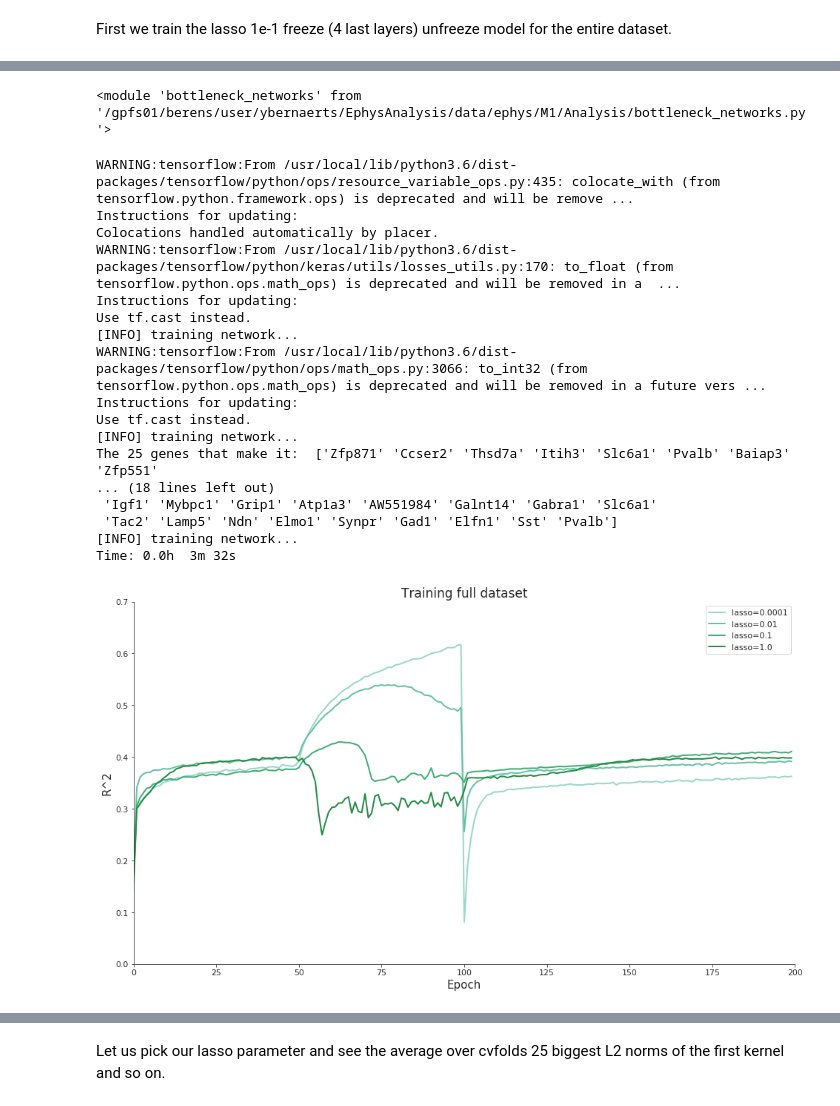
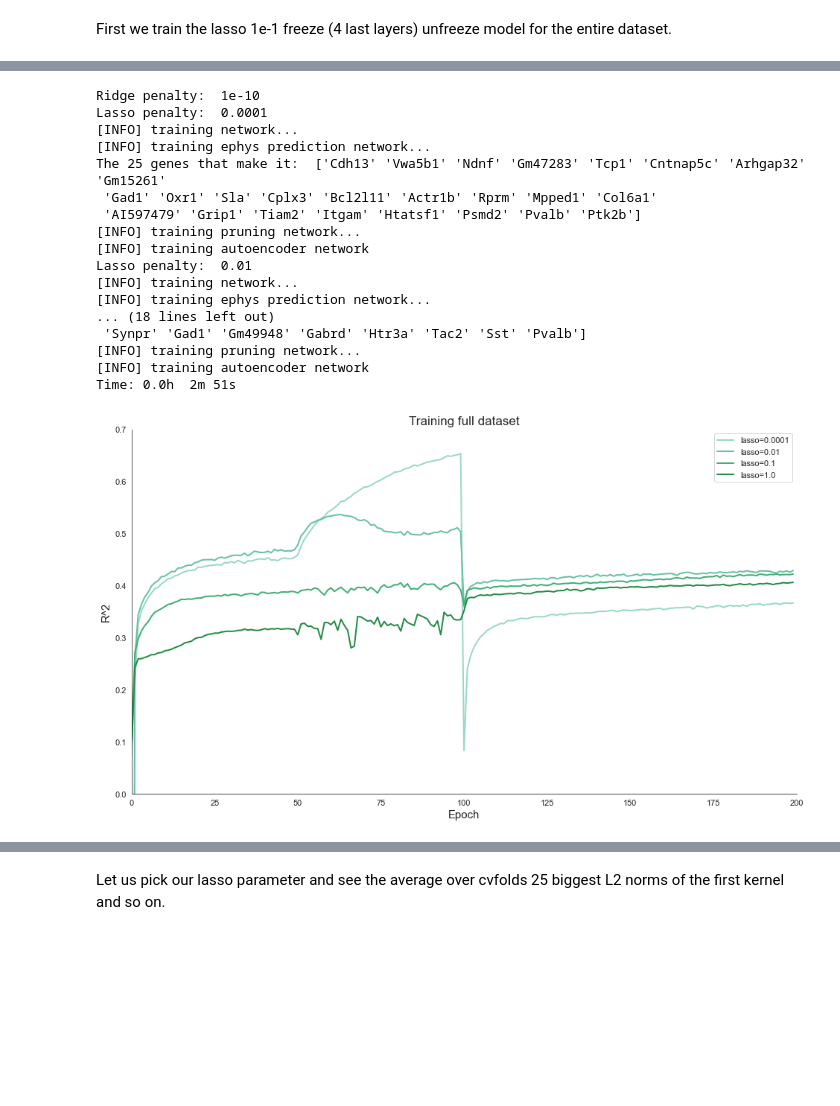
Before and after one commit to berenslab/sBNN, a Jupyter notebook: BottleneckNNLatentVisualization.ipynb, the cells around one changed output, grey strips where cells are left out. Cells and saved outputs as stored; diff of their text form; code cells hidden in the pictures; blank space fills up the shorter version.

```diff
--- a/BottleneckNNLatentVisualization.ipynb
+++ b/BottleneckNNLatentVisualization.ipynb
@@ -191,6 +188,8 @@ First we train the lasso 1e-1 freeze (4 last layers) unfreeze model for the enti
 # %%
 from bottleneck_networks import ClassificationPreTrain
 # %%
+cvfold_id=3000 # Random integer number given by you to save files (We used 1000 to construct the one for the paper)
+
 l2_params = np.logspace(-10, -10, num=1)
 l1_params = np.array([1e-4, 1e-2, 1e-1, 1])
 
@@ -200,7 +199,7 @@ lr=0.0001
 epochs=50
 bs=32
 patience=epochs
-
+nodes_list=[512,128,2,128,512]
 
 t = time.time()
 np.random.seed(seed)
@@ -231,14 +230,13 @@ for i, l2 in enumerate(l2_params):
         input_dim = x_train_pre_tr_.shape[1]
         output_dim = to_categorical(clusters_train_pre_tr_).shape[1]
         BN_Classification = ClassificationPreTrain(l1=l1, l2=l2, lr=lr, act=act, input_dim=input_dim, \
-                                                   output_dim=output_dim)
-        # random cvfold_id number to make sure we don't mess with our cv results and that this is for the full dataset
+                                                   output_dim=output_dim, nodes_list=nodes_list)
         CE_train, CE_test, train_hist, test_hist = BN_Classification.train(x_train=x_train_pre_tr_, \
                                                                            cluster_train=clusters_train_pre_tr_, \
                                                                            x_test=x_test_pre_tr_, \
                                                                            cluster_test=clusters_test_pre_tr_, \
                                                                            epochs=epochs, bs=bs, patience=patience, \
-                                                                           cvfold_id=1000, l1_id=j, l2_id=i, \
+                                                                           cvfold_id=cvfold_id, l1_id=j, l2_id=i, \
                                                                            verbose=0)
         CE_loss[j, i] = CE_test
         CE_loss_tr[j, i] = CE_train
@@ -273,11 +265,8 @@ Time: 0.0h  1m 10s
-# %%
-importlib.reload(bottleneck_networks)
-# %% [output]
-<module 'bottleneck_networks' from '/gpfs01/berens/user/ybernaerts/EphysAnalysis/data/ephys/M1/Analysis/bottleneck_networks.py'>
 # %%
 from bottleneck_networks import FreezeUnfreeze
 # %%
-# Settings
+cvfold_id=3000 # Random integer number given by you to save files (We used 1000 to construct the one for the paper)
+
 l2_params = np.logspace(-10, -10, num=1)
 l1_params = np.array([1e-4, 1e-2, 1e-1, 1])
 
@@ -290,8 +279,10 @@ patience=epochs
 pre_trained_weights=True
 unfreeze = [False, False, True, True, True, True] # last 4 layers can be trained only first
 prune=True
+nodes_list=[512,128,2,128,512]
 
-r2_freeze_unfreeze_hist_tr = np.zeros((l1_params.shape[0], l2_params.shape[0], 4*epochs))
+r2_freeze_unfreeze_hist_tr=np.zeros((l1_params.shape[0], l2_params.shape[0], 4*epochs))
+r2_freeze_unfreeze_hist_tr_AE=np.zeros((l1_params.shape[0], l2_params.shape[0], 2*epochs))
 
 t = time.time()
 np.random.seed(seed)
@@ -303,47 +294,47 @@ Y = np.copy(Y_no_low_qual)
 input_dim = X.shape[1]
 output_dim = Y.shape[1]
 
+for i, l2 in enumerate(l2_params):
+    print('Ridge penalty: ', l2)
+    for j, l1 in enumerate(l1_params):
+        print('Lasso penalty: ', l1)
 
-for i, l2 in enumerate(l2_params):
-    #print('Ridge penalty: ', l2)
-    for j, l1 in enumerate(l1_params):
-        #print('Lasso penalty: ', l1)
-
-        pre_trained_weights_h5 = 'KerasSavedModels/Classification_weights_{}_{}_{}.h5'.format(1000, j, i)
+        pre_trained_weights_h5 = 'KerasSavedModels/Classification_last_weights_{}_{}_{}.h5'.format(cvfold_id, j, i)
         input_dim = X.shape[1]
         output_dim = Y.shape[1]
-        BN_PreTrFreezeUnfreeze = FreezeUnfreeze(l1=l1, l2=l2, lr=lr, act=act, input_dim=input_dim, output_dim=output_dim, \
+        BN_PreTrFreezeUnfreeze=FreezeUnfreeze(l1=l1, l2=l2, lr=lr, act=act, input_dim=input_dim, output_dim=output_dim, \
                                                    unfreeze = unfreeze, \
                                                    pre_trained_weights=pre_trained_weights, \
-                                                   pre_trained_weights_h5=pre_trained_weights_h5)
-        # random cvfold_id number to make sure we don't mess with our cv results and that this is for the full dataset
-        train_hist = BN_PreTrFreezeUnfreeze.train_full_dataset(x_train=X, y_train=Y, \
+                                                   pre_trained_weights_h5=pre_trained_weights_h5, \
+                                                   nodes_list=nodes_list)
+        train_hist, AE_hist=BN_PreTrFreezeUnfreeze.train_full_dataset(x_train=X, y_train=Y, \
                                                                 epochs=epochs, bs=bs, patience=patience, \
-                                                                cvfold_id=2000, l1_id=j, l2_id=i, \
+                                                                cvfold_id=cvfold_id, l1_id=j, l2_id=i, \
                                                                 prune=prune, geneNames=geneNames, \
-                                                                verbose=0)
-        r2_freeze_unfreeze_hist_tr[j, i] = train_hist
+                                                                verbose=0, add_autoencoder=True)
+        r2_freeze_unfreeze_hist_tr[j, i]=train_hist
+        r2_freeze_unfreeze_hist_tr_AE[j, i]=AE_hist
 
 t = time.time() - t
 m,s = divmod(t, 60)
 h,m = divmod(m, 60)
 print('Time: {}h {:2.0f}m {:2.0f}s'.format(h,m,s))
 # %% [output]
-WARNING:tensorflow:From /usr/local/lib/python3.6/dist-packages/tensorflow/python/ops/resource_variable_ops.py:435: colocate_with (from tensorflow.python.framework.ops) is deprecated and will be remove ...
-Instructions for updating:
-Colocations handled automatically by placer.
-WARNING:tensorflow:From /usr/local/lib/python3.6/dist-packages/tensorflow/python/keras/utils/losses_utils.py:170: to_float (from tensorflow.python.ops.math_ops) is deprecated and will be removed in a  ...
-Instructions for updating:
-Use tf.cast instead.
+Ridge penalty:  1e-10
+Lasso penalty:  0.0001
 [INFO] training network...
-WARNING:tensorflow:From /usr/local/lib/python3.6/dist-packages/tensorflow/python/ops/math_ops.py:3066: to_int32 (from tensorflow.python.ops.math_ops) is deprecated and will be removed in a future vers ...
-Instructions for updating:
-Use tf.cast instead.
+[INFO] training ephys prediction network...
+The 25 genes that make it:  ['Cdh13' 'Vwa5b1' 'Ndnf' 'Gm47283' 'Tcp1' 'Cntnap5c' 'Arhgap32' 'Gm15261'
+ 'Gad1' 'Oxr1' 'Sla' 'Cplx3' 'Bcl2l11' 'Actr1b' 'Rprm' 'Mpped1' 'Col6a1'
+ 'AI597479' 'Grip1' 'Tiam2' 'Itgam' 'Htatsf1' 'Psmd2' 'Pvalb' 'Ptk2b']
+[INFO] training pruning network...
+[INFO] training autoencoder network
+Lasso penalty:  0.01
 [INFO] training network...
-The 25 genes that make it:  ['Zfp871' 'Ccser2' 'Thsd7a' 'Itih3' 'Slc6a1' 'Pvalb' 'Baiap3' 'Zfp551'
+[INFO] training ephys prediction network...
 ... (18 lines left out)
- 'Igf1' 'Mybpc1' 'Grip1' 'Atp1a3' 'AW551984' 'Galnt14' 'Gabra1' 'Slc6a1'
- 'Tac2' 'Lamp5' 'Ndn' 'Elmo1' 'Synpr' 'Gad1' 'Elfn1' 'Sst' 'Pvalb']
-[INFO] training network...
-Time: 0.0h  3m 32s
+ 'Synpr' 'Gad1' 'Gm49948' 'Gabrd' 'Htr3a' 'Tac2' 'Sst' 'Pvalb']
+[INFO] training pruning network...
+[INFO] training autoencoder network
+Time: 0.0h  2m 51s
 # %%
@@ -351,26 +343,23 @@ r2_freeze_unfreeze_hist_tr_Full_Dataset = r2_freeze_unfreeze_hist_tr
 # %%
 # The learning curves for our favourite model: pre-tr + train last 4 layers only + train all + prune
 linewidth = 2
-sns_styleset()
 
 epochs_used = 200
 fig = plt.figure(figsize = (16, 9))
 ax = fig.add_subplot(111)
 
 colours = ['#99d8c9', '#66c2a4', '#41ae76', '#238b45', '#005824']
 for j, l1 in enumerate(l1_params):
     ax.plot(range(epochs_used), np.mean(r2_freeze_unfreeze_hist_tr_Full_Dataset, axis = (1))[j,:], \
              c = colours[j], linewidth=linewidth, label='lasso={}'.format(l1))
 ax.set_ylim([0, 0.7])
 ax.set_xlim([0, 200])
 ax.set_title('Training full dataset', fontsize = 17)
 ax.set_xlabel('Epoch', fontsize = 15)
 ax.set_ylabel('R^2', fontsize = 15)
 ax.legend(loc='best', fontsize = 11)
 ax.tick_params(axis='both', which='major', labelsize=11)
 ax.tick_params(axis='both', which='minor', labelsize=11)
 sns.despine()
-
-#plt.savefig('Bottleneck_Learning_Curves_LASSO_Full_Dataset.png', dpi=200)
 # %% [output]
-[figure, old version]
+[figure, new version]
```
Also changed, not shown: parts of 87 cells of this notebook, 3 other files.
